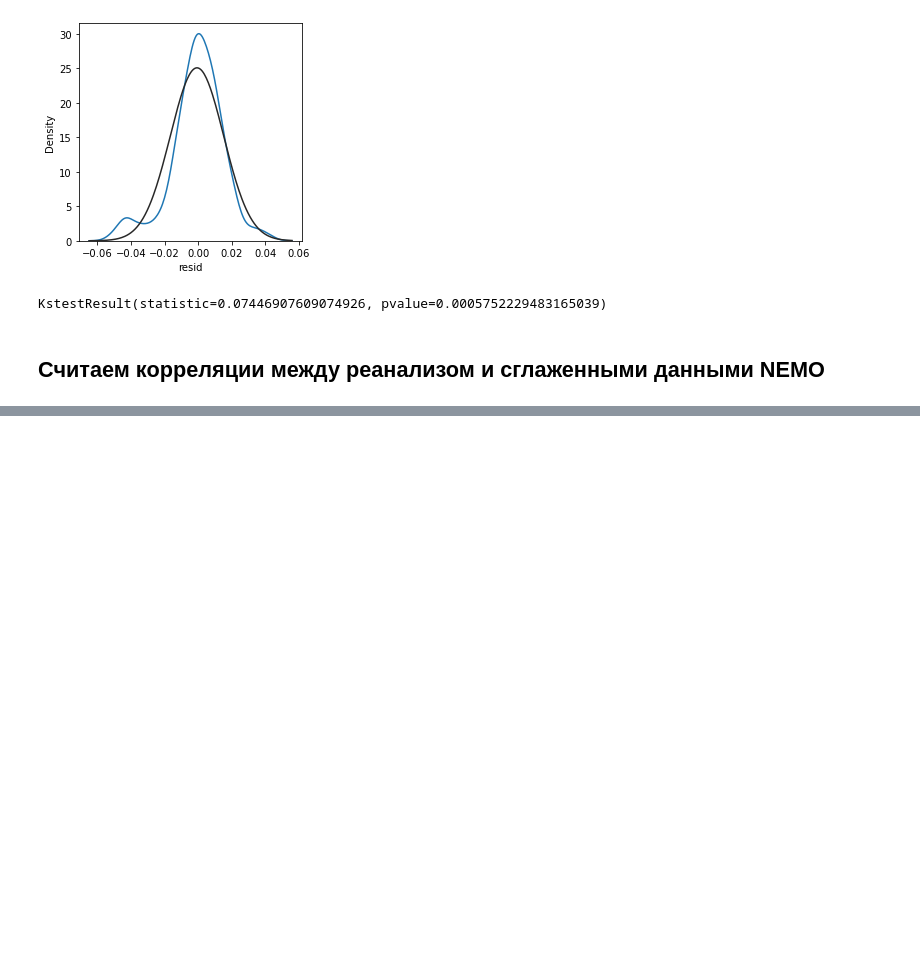
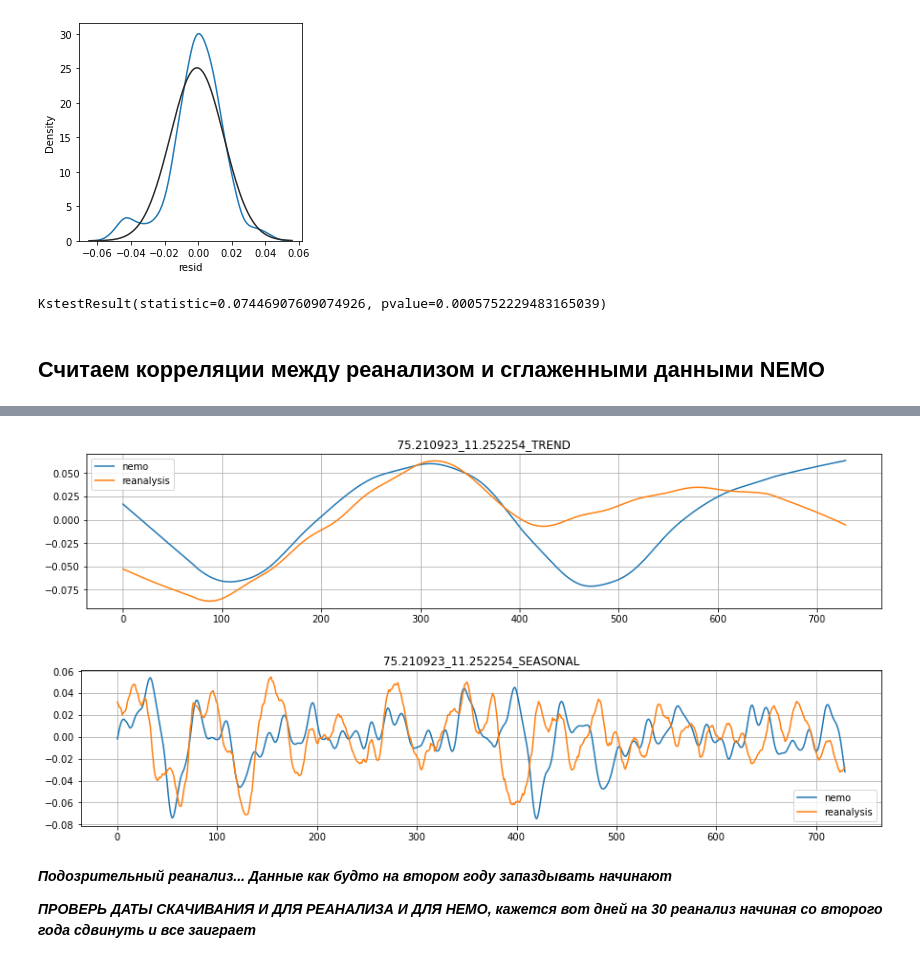
Before and after one commit to ChrisLisbon/ITMO_master_degree_classes, a Jupyter notebook: Research_work(NEMO)/ARIMA+NEMO_as_exog.ipynb, the cells around one changed output, grey strips where cells are left out. Saved outputs shown, nothing was run; the diff lists cells and outputs as text; code cells hidden in the pictures; blank space fills up the shorter version.

```diff
--- a/Research_work(NEMO)/ARIMA+NEMO_as_exog.ipynb
+++ b/Research_work(NEMO)/ARIMA+NEMO_as_exog.ipynb
@@ -176,0 +313,27 @@ KstestResult(statistic=0.07446907609074926, pvalue=0.0005752229483165039)
+# %%
+stl_n = STL(df_nemo['75.210923_11.252254_v'], period=80)
+res_n = stl_n.fit()
+stl_r = STL(df_rean['75.210923_11.252254_v'], period=80)
+res_r = stl_r.fit()
+
+plt.rcParams['figure.figsize'] = [15, 3]
+plt.plot(res_n.trend, label='nemo')
+plt.plot(res_r.trend, label='reanalysis')
+plt.legend()
+plt.title('75.210923_11.252254_TREND')
+plt.grid()
+plt.show()
+#ОСТАТКИ УЧИТЫВАЕМ
+plt.plot(res_n.seasonal+res_n.resid, label='nemo')
+plt.plot(res_r.seasonal+res_r.resid, label='reanalysis')
+plt.legend()
+plt.title('75.210923_11.252254_SEASONAL')
+plt.grid()
+plt.show()
+# %% [output]
+[figure, added]
+[figure, added]
+# %% [markdown]
+***Подозрительный реанализ... Данные как будто на втором году запаздывать начинают***
+
+***ПРОВЕРЬ ДАТЫ СКАЧИВАНИЯ И ДЛЯ РЕАНАЛИЗА И ДЛЯ НЕМО, кажется вот дней на 30 реанализ начиная со второго года сдвинуть и все заиграет***
```
Also changed, not shown: parts of 8 cells of this notebook.
